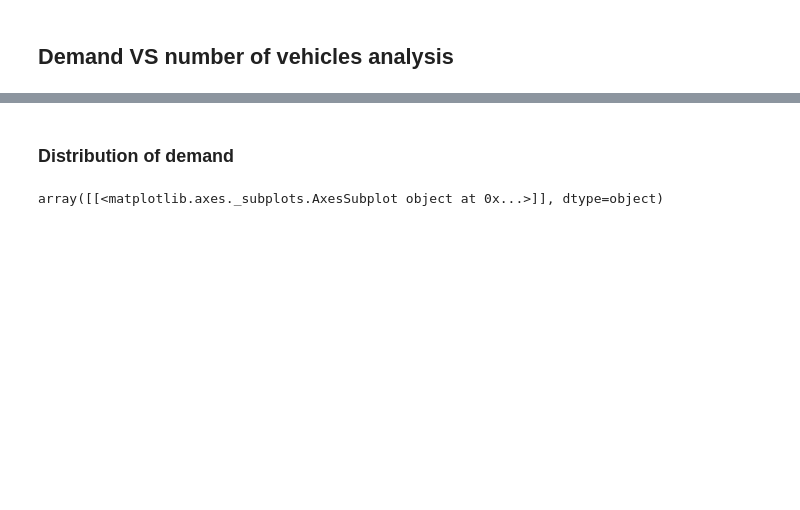
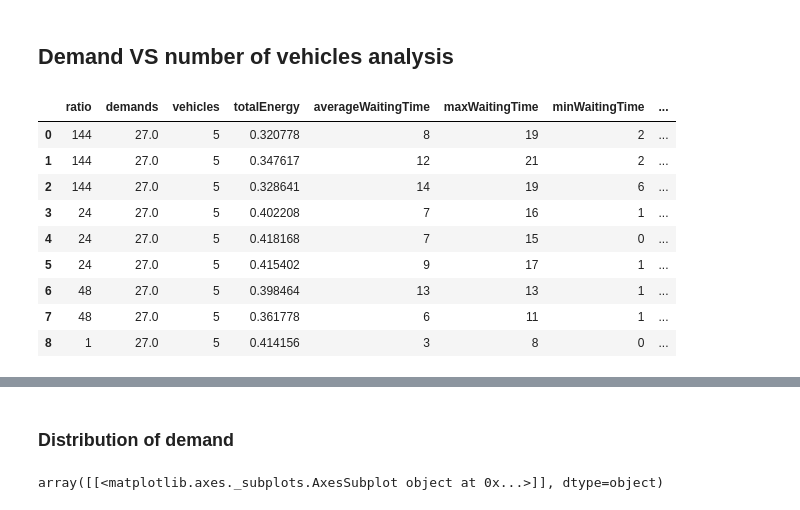
Before and after one commit to paeby/masterThesis, a Jupyter notebook: Analysis/optimal number of vehicles/Demand vs number of vehicles analysis.ipynb, the cells around one changed output, grey strips where cells are left out. Cells and saved outputs as stored; diff of their text form; code cells hidden in the pictures; blank space fills up the shorter version.

```diff
--- a/Analysis/optimal number of vehicles/Demand vs number of vehicles analysis.ipynb
+++ b/Analysis/optimal number of vehicles/Demand vs number of vehicles analysis.ipynb
@@ -14,0 +22,13 @@ palette = sns.color_palette()
+# %%
+stability
+# %% [output]
+|  | ratio | demands | vehicles | totalEnergy | averageWaitingTime | maxWaitingTime | minWaitingTime | ... |
+| 0 | 144 | 27.0 | 5 | 0.320778 | 8 | 19 | 2 | ... |
+| 1 | 144 | 27.0 | 5 | 0.347617 | 12 | 21 | 2 | ... |
+| 2 | 144 | 27.0 | 5 | 0.328641 | 14 | 19 | 6 | ... |
+| 3 | 24 | 27.0 | 5 | 0.402208 | 7 | 16 | 1 | ... |
+| 4 | 24 | 27.0 | 5 | 0.418168 | 7 | 15 | 0 | ... |
+| 5 | 24 | 27.0 | 5 | 0.415402 | 9 | 17 | 1 | ... |
+| 6 | 48 | 27.0 | 5 | 0.398464 | 13 | 13 | 1 | ... |
+| 7 | 48 | 27.0 | 5 | 0.361778 | 6 | 11 | 1 | ... |
+| 8 | 1 | 27.0 | 5 | 0.414156 | 3 | 8 | 0 | ... |
```
Also changed, not shown: parts of 11 cells of this notebook, 29 other files.
